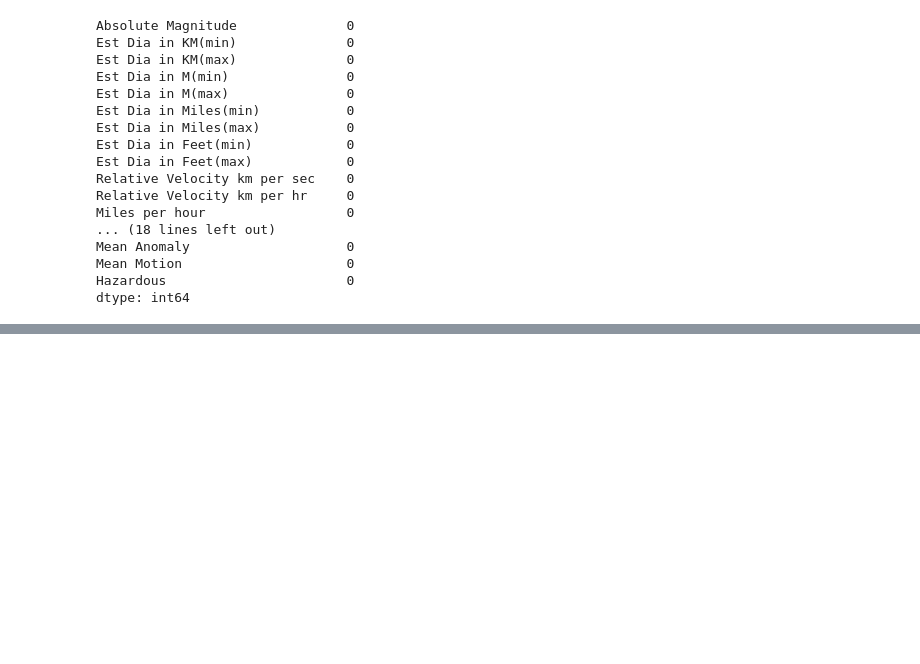
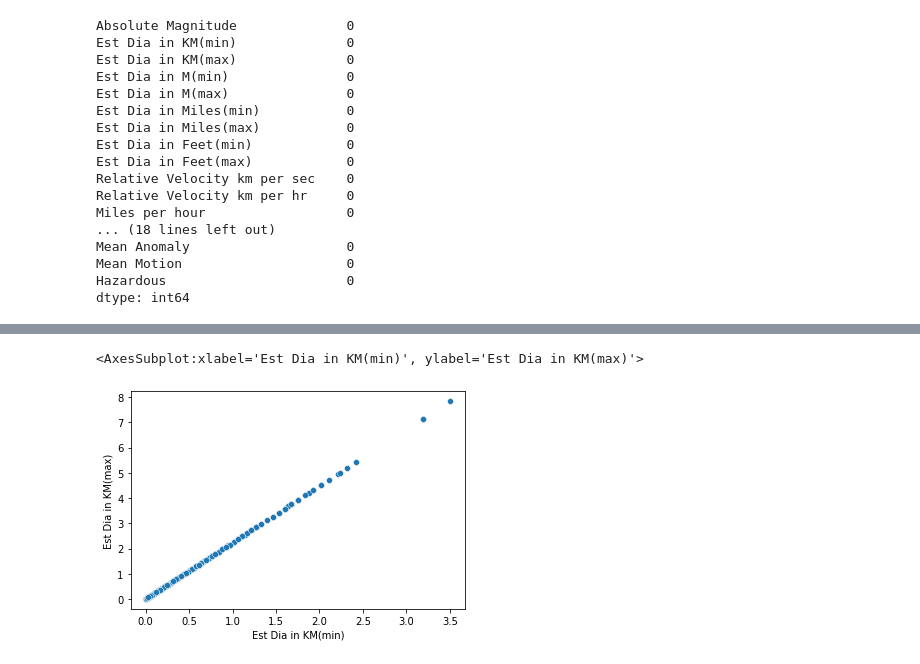
Before and after one commit to edwardloo/Kaggle, a Jupyter notebook: asteroid-threat-prediction.ipynb, the cells around one changed output, grey strips where cells are left out. Drawn from its saved outputs; the diff is of its cells as text; code cells hidden in the pictures; blank space fills up the shorter version.

```diff
--- a/asteroid-threat-prediction.ipynb
+++ b/asteroid-threat-prediction.ipynb
@@ -51,0 +80,5 @@ train
+# %%
+sns.scatterplot(x = train["Est Dia in KM(min)"], y = train["Est Dia in KM(max)"])
+# %% [output]
+<AxesSubplot:xlabel='Est Dia in KM(min)', ylabel='Est Dia in KM(max)'>
+[figure, added]
```
Also changed, not shown: parts of 6 cells of this notebook.
